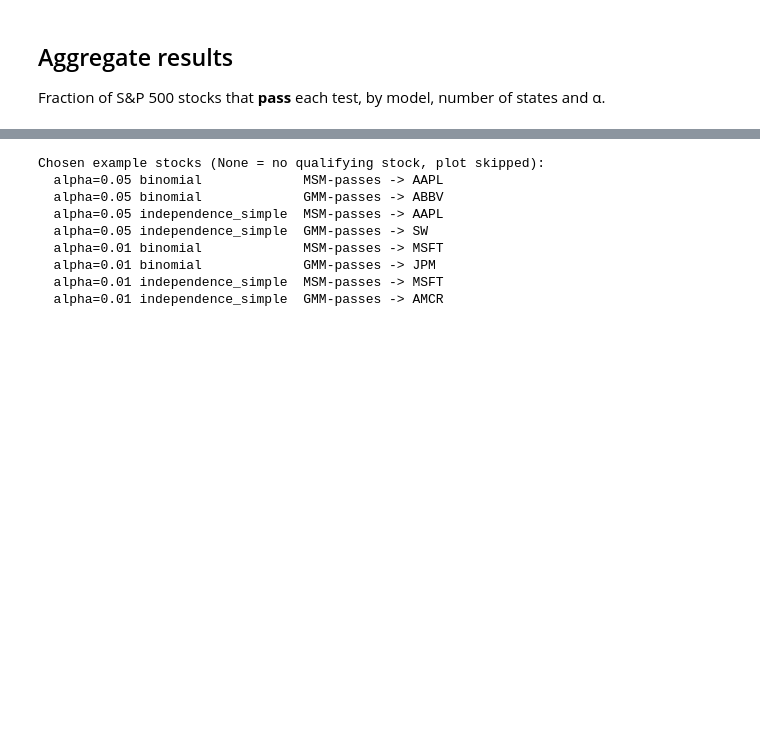
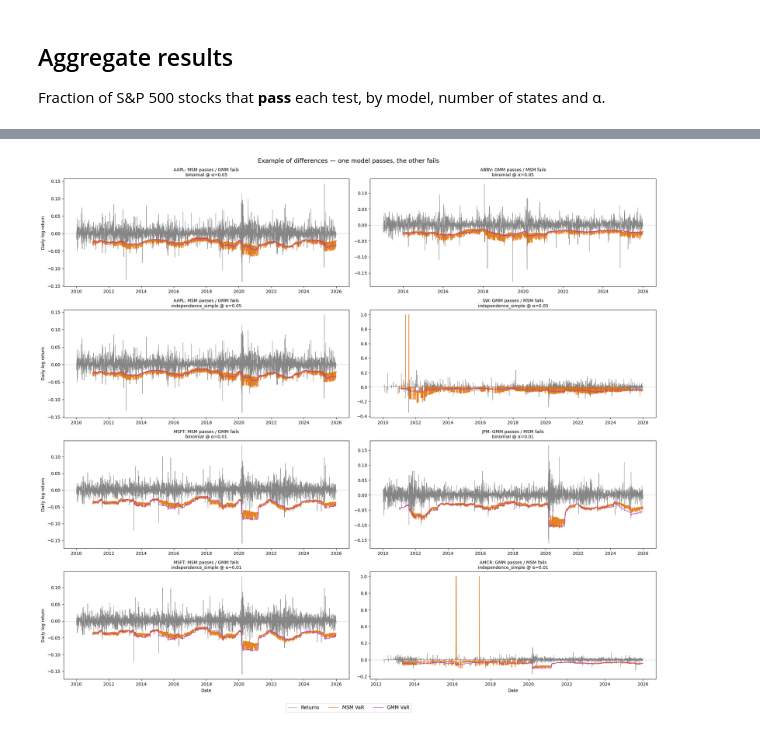
Before and after one commit to MrDelrus/ms-var-prediction, a Jupyter notebook: notebooks/model_comparison.ipynb, the cells around one changed output, grey strips where cells are left out. Cells and saved outputs as stored; diff of their text form; code cells hidden in the pictures; blank space fills up the shorter version.

```diff
--- a/notebooks/model_comparison.ipynb
+++ b/notebooks/model_comparison.ipynb
@@ -43,7 +43,7 @@ RET_COLOR = "#555555"
 MSM_COLOR = "#e06c00"
 GMM_COLOR = "#9b30d9"
 ZERO_COLOR = "#aaaaaa"
-FIGSIZE = (16, 6)
+GRID_FIGSIZE = (20, 18)
 
 import numpy as np
 import pandas as pd
@@ -119,9 +124,0 @@ gmm: 1,771,072 window-rows, 498 tickers
-# %%
-# Per-stock pass/fail (0/1) table for each (model, alpha).
-per_stock = {}
-for m in MODELS:
-    for a in ALPHAS:
-        preds = fs.predict_var(feat[m], m, a)
-        ps, _ = fs.backtest_predictions(preds, a)
-        per_stock[(m, a)] = ps
-        print(f"{m} alpha={a}: {ps.shape[0]} stocks backtested")
@@ -133,33 +183,29 @@ gmm alpha=0.01: 498 stocks backtested
 # %%
-def pick_example(candidates):
-    """Prefer a recognisable ticker, else the first alphabetically."""
-    for p in PREFERRED_TICKERS:
-        if p in candidates:
-            return p
-    return sorted(candidates)[0] if candidates else None
-
-examples = {}
+diff_examples = {}
 for a in ALPHAS:
     msm_ps, gmm_ps = per_stock[("msm", a)], per_stock[("gmm", a)]
     common = msm_ps.index.intersection(gmm_ps.index)
     for test in TESTS:
         msm_only = [t for t in common
                     if msm_ps.loc[t, test] == 1 and gmm_ps.loc[t, test] == 0]
         gmm_only = [t for t in common
                     if gmm_ps.loc[t, test] == 1 and msm_ps.loc[t, test] == 0]
-        examples[(a, test, "MSM")] = pick_example(msm_only)
-        examples[(a, test, "GMM")] = pick_example(gmm_only)
+        diff_examples[(a, test, "MSM")] = pick_example(msm_only)
+        diff_examples[(a, test, "GMM")] = pick_example(gmm_only)
 
-print("Chosen example stocks (None = no qualifying stock, plot skipped):")
-for k, v in examples.items():
-    print(f"  alpha={k[0]:<4} {k[1]:<20} {k[2]}-passes -> {v}")
+diff_rows = [(a, test) for a in ALPHAS for test in TESTS]
+grid = []
+for (a, test) in diff_rows:
+    row = []
+    for winner in ["MSM", "GMM"]:
+        loser = "GMM" if winner == "MSM" else "MSM"
+        tk = diff_examples[(a, test, winner)]
+        head = f"{winner} passes / {loser} fails"
+        title = (f"{tk}: {head}\n{test} @ α={a:.2f}" if tk
+                 else f"{head} — {test} @ α={a:.2f}")
+        row.append((tk, a, title))
+    grid.append(row)
+
+render_grid(grid, "Example of differences — one model passes, the other fails")
 # %% [output]
-Chosen example stocks (None = no qualifying stock, plot skipped):
-  alpha=0.05 binomial             MSM-passes -> AAPL
-  alpha=0.05 binomial             GMM-passes -> ABBV
-  alpha=0.05 independence_simple  MSM-passes -> AAPL
-  alpha=0.05 independence_simple  GMM-passes -> SW
-  alpha=0.01 binomial             MSM-passes -> MSFT
-  alpha=0.01 binomial             GMM-passes -> JPM
-  alpha=0.01 independence_simple  MSM-passes -> MSFT
-  alpha=0.01 independence_simple  GMM-passes -> AMCR
+[figure, added]
```
Also changed, not shown: parts of 9 cells of this notebook.
